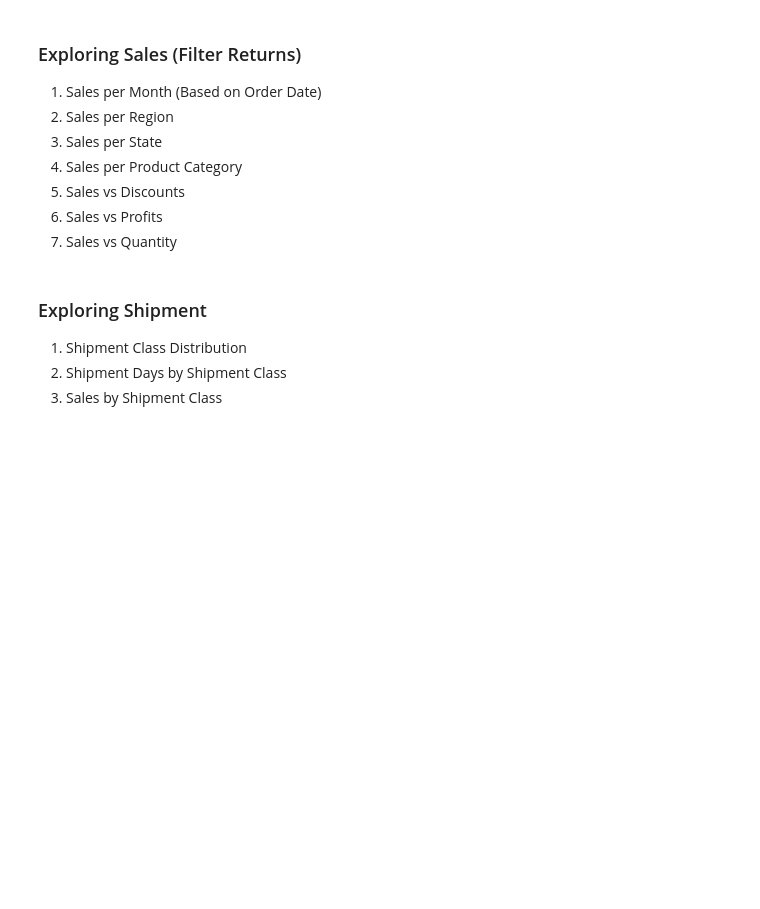
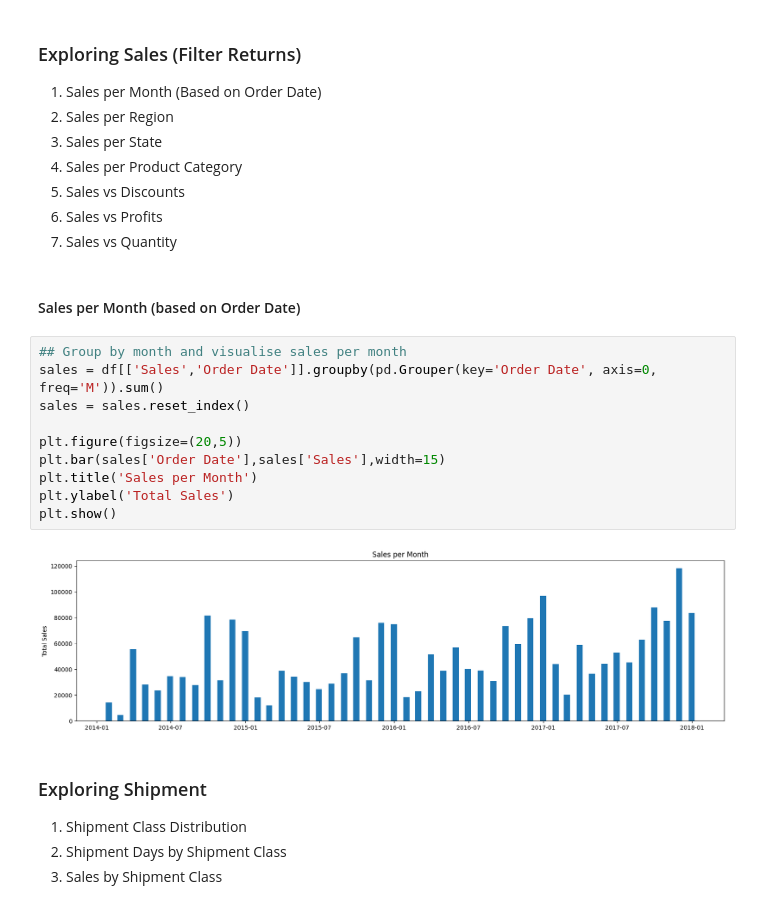
Before and after one commit to cyrilmichino/superstore-sales-analytics, a Jupyter notebook: notebook.ipynb, the cells around one changed output. Drawn from its saved outputs; the diff is of its cells as text; blank space fills up the shorter version.

Commit message:
Sales per month

```diff
--- a/notebook.ipynb
+++ b/notebook.ipynb
@@ -131,6 +128,20 @@ df.describe()
 5. Sales vs Discounts
 6. Sales vs Profits
 7. Sales vs Quantity
+# %% [markdown]
+#### Sales per Month (based on Order Date)
+# %%
+## Group by month and visualise sales per month
+sales = df[['Sales','Order Date']].groupby(pd.Grouper(key='Order Date', axis=0, freq='M')).sum()
+sales = sales.reset_index()
+
+plt.figure(figsize=(20,5))
+plt.bar(sales['Order Date'],sales['Sales'],width=15)
+plt.title('Sales per Month')
+plt.ylabel('Total Sales')
+plt.show()
+# %% [output]
+[figure, added]
 # %% [markdown]
 ### Exploring Shipment
 1. Shipment Class Distribution
```
Also changed, not shown: parts of 4 cells of this notebook.
